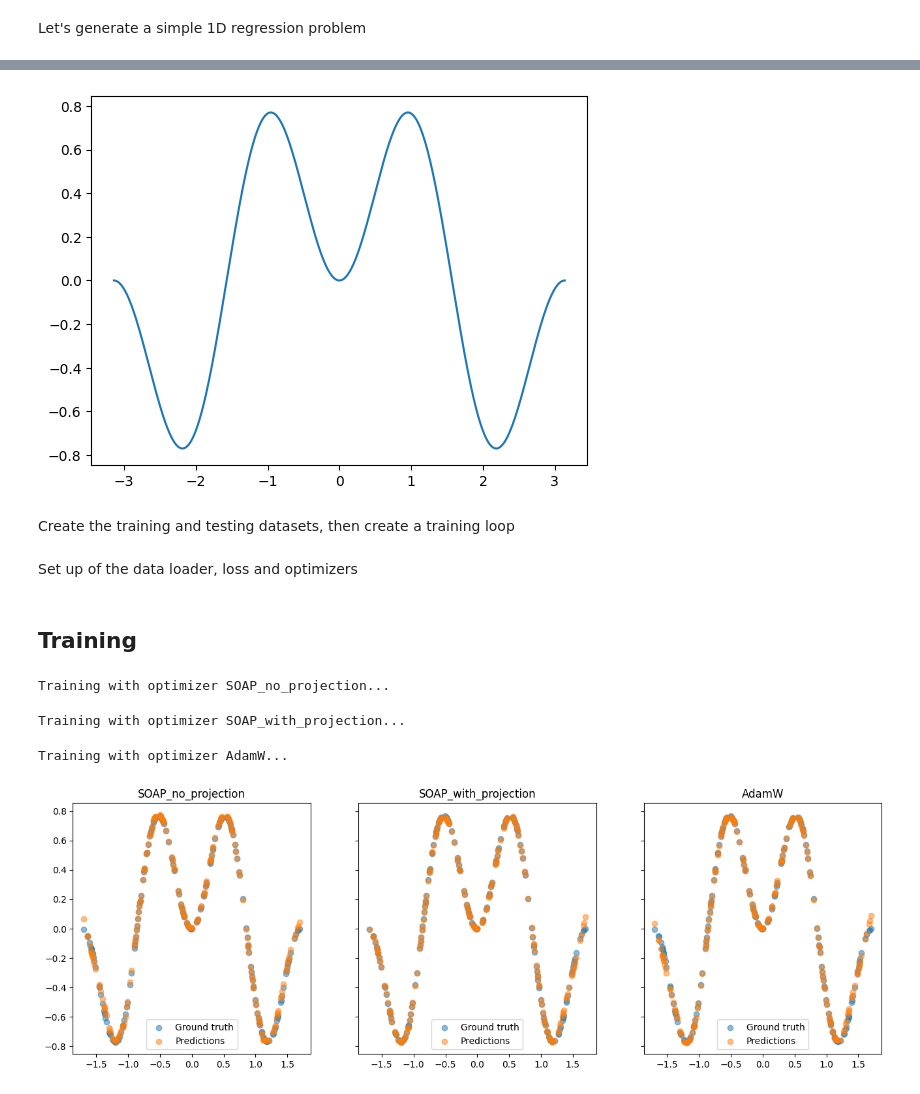
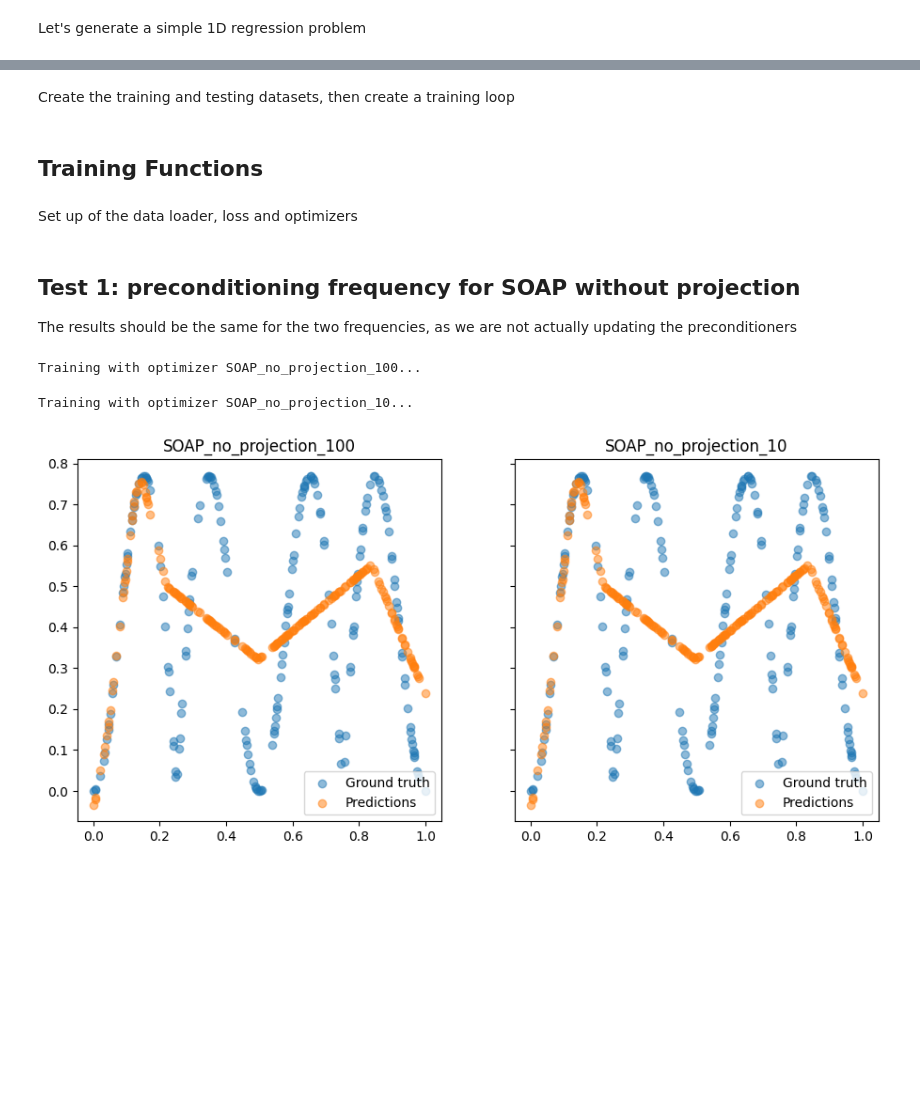
Before and after one commit to npicchiarelli/p01_optimization, a Jupyter notebook: 01_nonlinear_regression/optimizer_experiments.ipynb, the cells around one changed output, grey strips where cells are left out. Saved outputs shown, nothing was run; the diff lists cells and outputs as text; code cells hidden in the pictures; blank space fills up the shorter version.

Commit message:
add SOAP vs ADAM

```diff
--- a/01_nonlinear_regression/optimizer_experiments.ipynb
+++ b/01_nonlinear_regression/optimizer_experiments.ipynb
@@ -19,7 +27,4 @@ Let's generate a simple 1D regression problem
 # %%
-x = np.linspace(-np.pi, np.pi, 1000)
-y = np.sin(x)*np.sin(2*x)
-plt.plot(x, y)
 class LinearNN(nn.Module):
     def __init__(self, hidden_size: int = 64):
         super().__init__()
@@ -33,17 +38,15 @@ class LinearNN(nn.Module):
 
     def forward(self, x: torch.Tensor) -> torch.Tensor:
         return self.net(x)
-# %% [output]
-[figure, removed]
 # %% [markdown]
 Create the training and testing datasets, then create a training loop
 # %%
 from sklearn.model_selection import train_test_split
-from sklearn.preprocessing import StandardScaler
+from sklearn.preprocessing import StandardScaler, MinMaxScaler
 
 x_train, x_test, y_train, y_test = train_test_split(x, y, test_size=0.2)
 
-scaler = StandardScaler()
+scaler = MinMaxScaler()
 x_train = scaler.fit_transform(x_train.reshape(-1, 1))
 x_test = scaler.transform(x_test.reshape(-1, 1))
 
@@ -51,3 +54,5 @@ X_train = torch.from_numpy(x_train).float()
 Y_train = torch.from_numpy(y_train).float().unsqueeze(1)
 X_test = torch.from_numpy(x_test).float()
 Y_test = torch.from_numpy(y_test).float().unsqueeze(1)
+# %% [markdown]
+## Training Functions
@@ -79,55 +110,37 @@ def reset_weights(m, seed):
 # %% [markdown]
-## Training
+## Test 1: preconditioning frequency for SOAP without projection
+
+The results should be the same for the two frequencies, as we are not actually updating the preconditioners
-# %%
-results = {}
-
-for i, opt_name in enumerate(optimizer_configs):
-    model = LinearNN().to(device)
-    opt_fun = optimizer_configs[opt_name]
-    optimizer = opt_fun(model.parameters())
-    print(f"Training with optimizer {opt_name}...")
-    loss_history = np.zeros((epochs,training_repetitions))
-
-    for rep in range(training_repetitions):
-        model.apply(lambda m: reset_weights(m, seed=rep+678))  # reset weights with different seed for each repetition
-
-        pbar = tqdm(range(epochs), desc="Training",)
-        for epoch in pbar:
-            epoch_loss = 0.0
-            for x_batch, y_batch in loader:
-                optimizer.zero_grad()
-                y_pred = model(x_batch)
-                loss = criterion(y_pred, y_batch)
-                loss.backward()
-                optimizer.step()
-                epoch_loss += loss.item() * len(x_batch)
-
-            epoch_loss /= len(X_train)
-            loss_history[epoch, rep] = epoch_loss  # save loss for this epoch
-            if (epoch) % 10 == 0:
-                pbar.set_postfix(mse=f"{epoch_loss:.6f}")
-    results[opt_name] = {"model": model, "loss_history_avg": np.mean(loss_history, axis=1), "loss_history_std": np.std(loss_history, axis=1)}
-# %% [output]
-Training with optimizer SOAP_no_projection...
-Training with optimizer SOAP_with_projection...
-Training with optimizer AdamW...
+# %%
+optimizer_configs_no_projection = {
+    "SOAP_no_projection_100":   lambda p: SOAP(p, lr=0.001, betas = (0.99, 0.999), precondition_1d=True, projection=False, precondition_frequency=100, weight_decay=0.),
+    "SOAP_no_projection_10":   lambda p: SOAP(p, lr=0.001, betas = (0.99, 0.999), precondition_1d=True, projection=False, precondition_frequency=10, weight_decay=0.),
+}
+
+
+epochs = 200
+training_repetitions = 1
+# %%
+results = train_opt(LinearNN, optimizer_configs_no_projection, criterion, loader, training_repetitions, epochs, device)
+# %% [output]
+Training with optimizer SOAP_no_projection_100...
+Training with optimizer SOAP_no_projection_10...
 # %%
-model.eval()
+heigth = 5
+width = len(optimizer_configs_no_projection) * heigth + 1
+fig, axs = plt.subplots(1, len(optimizer_configs_no_projection), figsize=(width, heigth), sharey=True)
 
-heigth = 5
-width = len(optimizer_configs) * heigth + 1
-fig, axs = plt.subplots(1, len(optimizer_configs), figsize=(width, heigth), sharey=True)
-
-for i, opt_name in enumerate(optimizer_configs):
+for i, opt_name in enumerate(optimizer_configs_no_projection):
     with torch.no_grad():
         mod_to_plot = results[opt_name]["model"]
+        mod_to_plot.eval()
         preds = mod_to_plot(X_test).squeeze(1).cpu().detach().numpy()
 
     axs[i].scatter(x_test, y_test, label="Ground truth", alpha=0.5)
     axs[i].scatter(x_test, preds, label="Predictions", alpha=0.5)
     axs[i].set_title(f"{opt_name}")
     axs[i].legend()
 # %% [output]
-[figure, old version]
+[figure, new version]
 # %%
 fig, ax = plt.subplots(1, 1)
```
Also changed, not shown: parts of 29 cells of this notebook.
